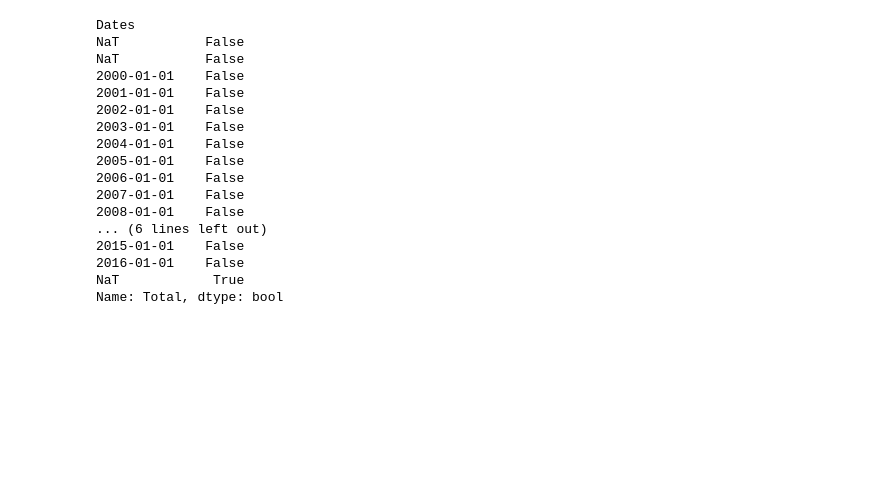
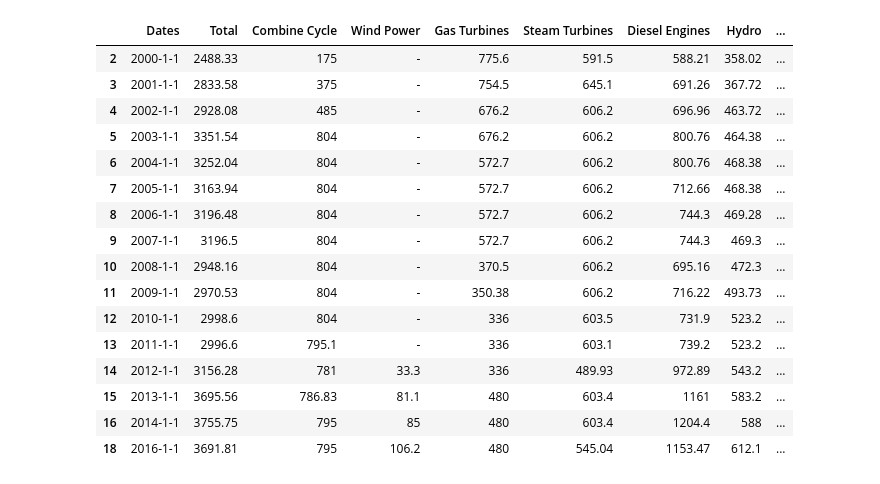
Before and after one commit to semjase/Jupyter_DR_Energy_Analysis, a Jupyter notebook: Data_Science_DR_Energy_Analysis.ipynb, the cells around one changed output. Drawn from its saved outputs; the diff is of its cells as text; code cells hidden in the pictures; blank space fills up the shorter version.

```diff
--- a/Data_Science_DR_Energy_Analysis.ipynb
+++ b/Data_Science_DR_Energy_Analysis.ipynb
@@ -28,25 +52,19 @@ Index(['Total', 'Unnamed: 2', 'Combine Cycle', 'Unnamed: 4', 'Wind Power',
 # %%
-#df.drop('Unnamed: 2', axis=1, inplace=True)
-#df.drop('Unnamed: 4', axis=1, inplace=True)
-#df.drop('Unnamed: 6', axis=1, inplace=True)
-#df.drop('Unnamed: 8', axis=1, inplace=True)
-#df.drop('Unnamed: 10', axis=1, inplace=True)
-#df.drop('Unnamed: 12', axis=1, inplace=True)
-#df.drop('Unnamed: 14', axis=1, inplace=True)
-#df.drop('Unnamed: 16', axis=1, inplace=True)
-#df.drop('Unnamed: 18', axis=1, inplace=True)
-#df.drop('Unnamed: 26', axis=1, inplace=True)
-#df.drop('Unnamed: 28', axis=1, inplace=True)
-#df.drop('Unnamed: 32', axis=1, inplace=True)
-#df.drop('Unnamed: 33', axis=1, inplace=True)
-#df.drop('Unnamed: 34', axis=1, inplace=True)
-#df.drop('Unnamed: 24', axis=1, inplace=True)
-#df.drop('Unnamed: 22', axis=1, inplace=True)
-#df.drop('Unnamed: 30', axis=1, inplace=True)
-#df.drop('Unnamed: 18', axis=1, inplace=True)
-#df.drop('Unnamed: 20', axis=1, inplace=True)
-#df.drop(0, inplace=True)
-
-
-
-df.head()
+df.drop('Unnamed: 2', axis=1, inplace=True)
+df.drop('Unnamed: 4', axis=1, inplace=True)
+df.drop('Unnamed: 6', axis=1, inplace=True)
+df.drop('Unnamed: 8', axis=1, inplace=True)
+df.drop('Unnamed: 10', axis=1, inplace=True)
+df.drop('Unnamed: 12', axis=1, inplace=True)
+df.drop('Unnamed: 14', axis=1, inplace=True)
+df.drop('Unnamed: 16', axis=1, inplace=True)
+df.drop('Unnamed: 18', axis=1, inplace=True)
+df.drop('Unnamed: 26', axis=1, inplace=True)
+df.drop('Unnamed: 28', axis=1, inplace=True)
+df.drop('Unnamed: 32', axis=1, inplace=True)
+df.drop('Unnamed: 33', axis=1, inplace=True)
+df.drop('Unnamed: 34', axis=1, inplace=True)
+df.drop('Unnamed: 24', axis=1, inplace=True)
+df.drop('Unnamed: 22', axis=1, inplace=True)
+df.drop('Unnamed: 30', axis=1, inplace=True)
+df.drop('Unnamed: 20', axis=1, inplace=True)
@@ -61,20 +71,20 @@ df.head()
 # %%
-df.Total.duplicated()
+df
 # %% [output]
-Dates
-NaT           False
-NaT           False
-2000-01-01    False
-2001-01-01    False
-2002-01-01    False
-2003-01-01    False
-2004-01-01    False
-2005-01-01    False
-2006-01-01    False
-2007-01-01    False
-2008-01-01    False
-... (6 lines left out)
-2015-01-01    False
-2016-01-01    False
-NaT            True
-Name: Total, dtype: bool
+|  | Dates | Total | Combine Cycle | Wind Power | Gas Turbines | Steam Turbines | Diesel Engines | Hydro | ... |
+| 2 | 2000-1-1 | 2488.33 | 175 | - | 775.6 | 591.5 | 588.21 | 358.02 | ... |
+| 3 | 2001-1-1 | 2833.58 | 375 | - | 754.5 | 645.1 | 691.26 | 367.72 | ... |
+| 4 | 2002-1-1 | 2928.08 | 485 | - | 676.2 | 606.2 | 696.96 | 463.72 | ... |
+| 5 | 2003-1-1 | 3351.54 | 804 | - | 676.2 | 606.2 | 800.76 | 464.38 | ... |
+| 6 | 2004-1-1 | 3252.04 | 804 | - | 572.7 | 606.2 | 800.76 | 468.38 | ... |
+| 7 | 2005-1-1 | 3163.94 | 804 | - | 572.7 | 606.2 | 712.66 | 468.38 | ... |
+| 8 | 2006-1-1 | 3196.48 | 804 | - | 572.7 | 606.2 | 744.3 | 469.28 | ... |
+| 9 | 2007-1-1 | 3196.5 | 804 | - | 572.7 | 606.2 | 744.3 | 469.3 | ... |
+| 10 | 2008-1-1 | 2948.16 | 804 | - | 370.5 | 606.2 | 695.16 | 472.3 | ... |
+| 11 | 2009-1-1 | 2970.53 | 804 | - | 350.38 | 606.2 | 716.22 | 493.73 | ... |
+| 12 | 2010-1-1 | 2998.6 | 804 | - | 336 | 603.5 | 731.9 | 523.2 | ... |
+| 13 | 2011-1-1 | 2996.6 | 795.1 | - | 336 | 603.1 | 739.2 | 523.2 | ... |
+| 14 | 2012-1-1 | 3156.28 | 781 | 33.3 | 336 | 489.93 | 972.89 | 543.2 | ... |
+| 15 | 2013-1-1 | 3695.56 | 786.83 | 81.1 | 480 | 603.4 | 1161 | 583.2 | ... |
+| 16 | 2014-1-1 | 3755.75 | 795 | 85 | 480 | 603.4 | 1204.4 | 588 | ... |
+| 18 | 2016-1-1 | 3691.81 | 795 | 106.2 | 480 | 545.04 | 1153.47 | 612.1 | ... |
```
Also changed, not shown: parts of 37 cells of this notebook, 1 other file.
